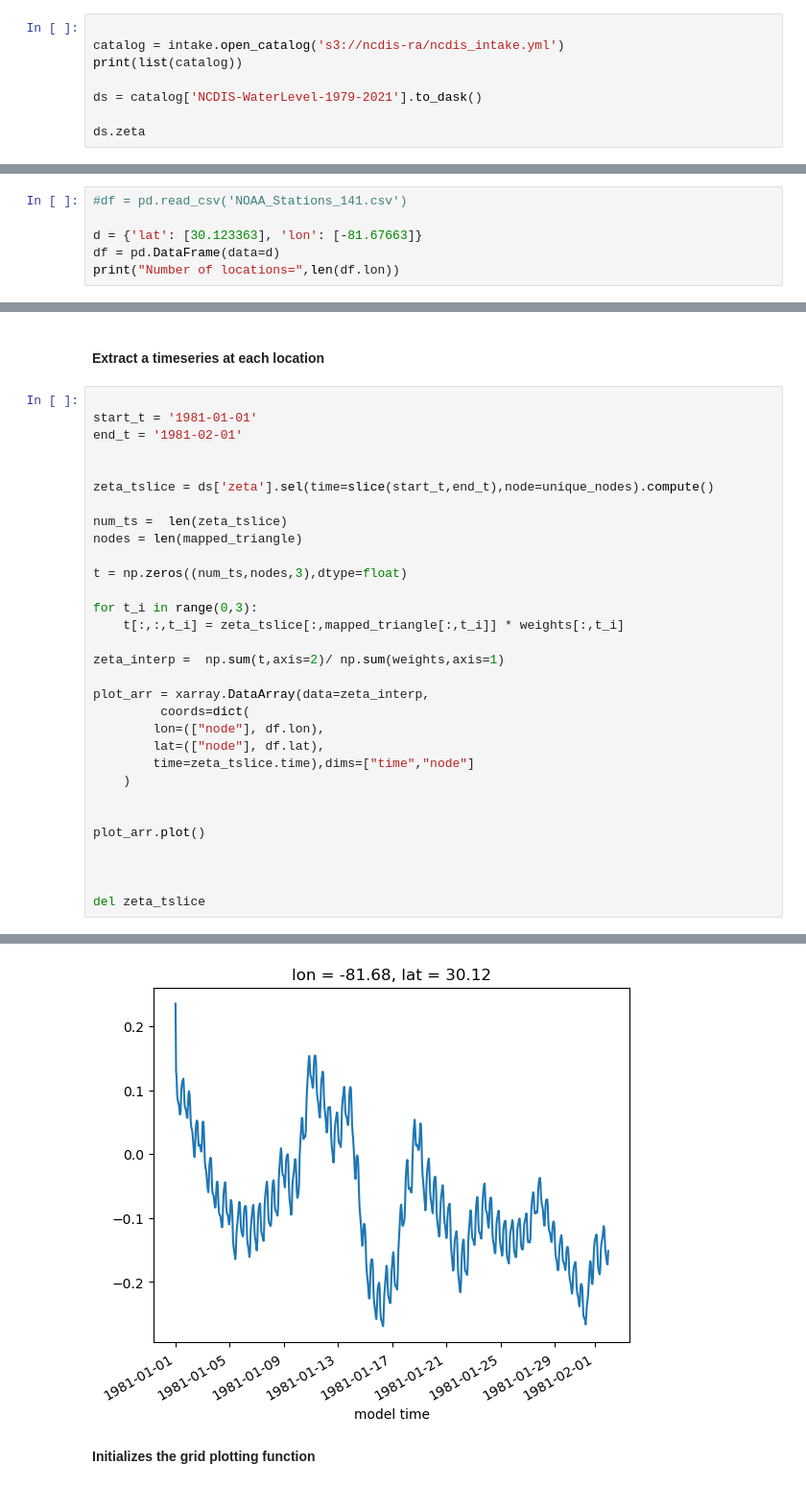
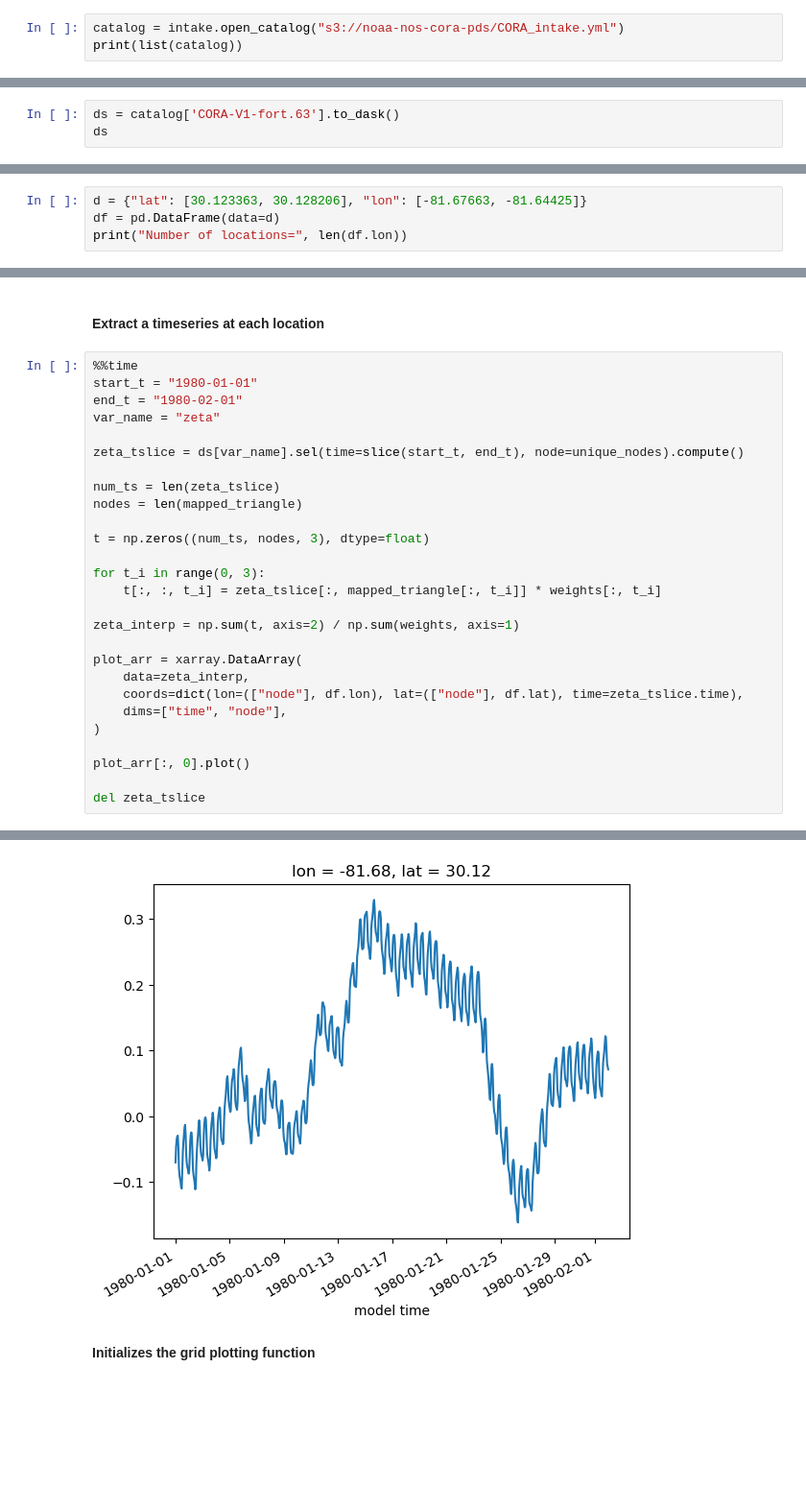
Before and after one commit to asascience/ncdis, a Jupyter notebook: data_access.ipynb, the cells around one changed output, grey strips where cells are left out. Shown at 96% size. Saved outputs shown, nothing was run; the diff lists cells and outputs as text; blank space fills up the shorter version.

Commit message:
Use CORA intake catalog from NODD

```diff
--- a/data_access.ipynb
+++ b/data_access.ipynb
@@ -15,11 +6,6 @@ client
 # %% [markdown]
 **Read in catalog and initialize dataset**
 # %%
-
-catalog = intake.open_catalog('s3://ncdis-ra/ncdis_intake.yml')
+catalog = intake.open_catalog("s3://noaa-nos-cora-pds/CORA_intake.yml")
 print(list(catalog))
-
-ds = catalog['NCDIS-WaterLevel-1979-2021'].to_dask()
-
-ds.zeta
 # %% [output]
@@ -79,0 +13,3 @@ m
+# %%
+ds = catalog['CORA-V1-fort.63'].to_dask()
+ds
@@ -88,7 +42,5 @@ tree, areas, e, x_vals, y_vals = define_kd_tree(ds)
 # %%
-#df = pd.read_csv('NOAA_Stations_141.csv')
-
-d = {'lat': [30.123363], 'lon': [-81.67663]}
+d = {"lat": [30.123363, 30.128206], "lon": [-81.67663, -81.64425]}
 df = pd.DataFrame(data=d)
-print("Number of locations=",len(df.lon))
+print("Number of locations=", len(df.lon))
 # %% [output]
@@ -122,34 +74,30 @@ mapped_triangle = np.searchsorted(unique_nodes,triangle_arr)
 # %% [markdown]
 <br/>**Extract a timeseries at each location**
 # %%
+%%time
+start_t = "1980-01-01"
+end_t = "1980-02-01"
+var_name = "zeta"
 
-start_t = '1981-01-01'
-end_t = '1981-02-01'
+zeta_tslice = ds[var_name].sel(time=slice(start_t, end_t), node=unique_nodes).compute()
 
-
-zeta_tslice = ds['zeta'].sel(time=slice(start_t,end_t),node=unique_nodes).compute()
-
-num_ts =  len(zeta_tslice)
+num_ts = len(zeta_tslice)
 nodes = len(mapped_triangle)
 
-t = np.zeros((num_ts,nodes,3),dtype=float)
+t = np.zeros((num_ts, nodes, 3), dtype=float)
 
-for t_i in range(0,3):
-    t[:,:,t_i] = zeta_tslice[:,mapped_triangle[:,t_i]] * weights[:,t_i]
+for t_i in range(0, 3):
+    t[:, :, t_i] = zeta_tslice[:, mapped_triangle[:, t_i]] * weights[:, t_i]
 
-zeta_interp =  np.sum(t,axis=2)/ np.sum(weights,axis=1)
+zeta_interp = np.sum(t, axis=2) / np.sum(weights, axis=1)
 
-plot_arr = xarray.DataArray(data=zeta_interp,
-         coords=dict(
-        lon=(["node"], df.lon),
-        lat=(["node"], df.lat),
-        time=zeta_tslice.time),dims=["time","node"]
-    )
+plot_arr = xarray.DataArray(
+    data=zeta_interp,
+    coords=dict(lon=(["node"], df.lon), lat=(["node"], df.lat), time=zeta_tslice.time),
+    dims=["time", "node"],
+)
 
-
-plot_arr.plot()
-
-
+plot_arr[:, 0].plot()
 
 del zeta_tslice
 # %% [output]
@@ -156,4 +106,4 @@ del zeta_tslice
-[figure, old version]
+[figure, new version]
 # %% [markdown]
 **Initializes the grid plotting function**
 # %%
```
Also changed, not shown: parts of 16 cells of this notebook.
